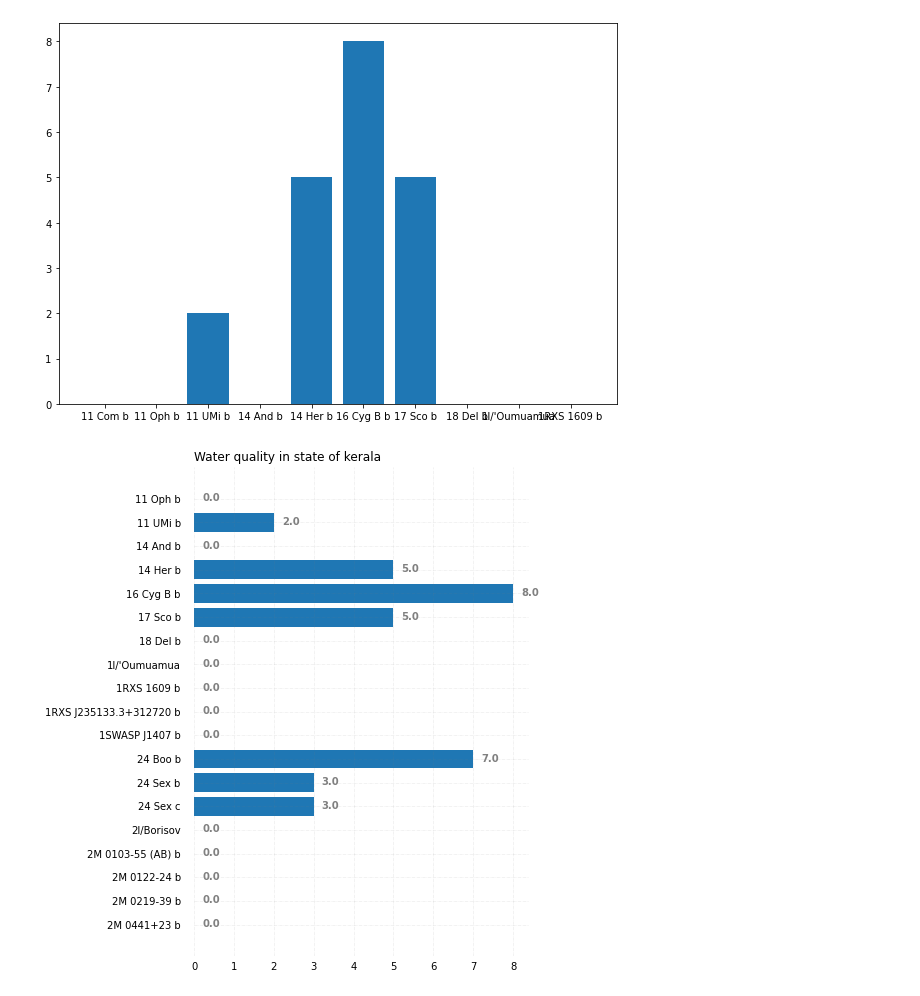
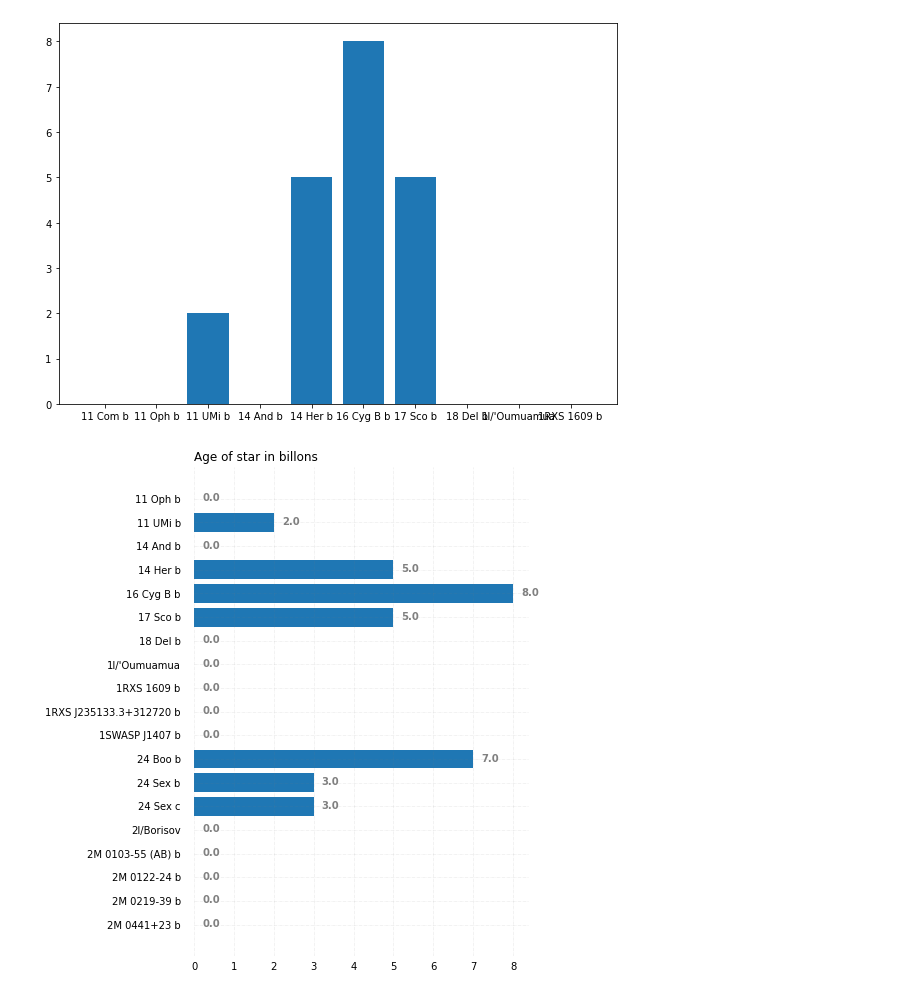
Before and after one commit to Raynould-Joseph/Machine-Learning-, a Jupyter notebook: ML_Lab_1.ipynb, the cells around one changed output. Cells and saved outputs as stored; diff of their text form; code cells hidden in the pictures.

```diff
--- a/ML_Lab_1.ipynb
+++ b/ML_Lab_1.ipynb
@@ -278,32 +280,32 @@ ax.yaxis.set_ticks_position('none')
 # Add padding between axes and labels
 ax.xaxis.set_tick_params(pad = 2)
 ax.yaxis.set_tick_params(pad = 10)
 
 # Add x, y gridlines
 ax.grid(b = True, color ='grey',
         linestyle ='-.', linewidth = 0.5,
         alpha = 0.2)
 
 # Show top values
 ax.invert_yaxis()
 
 # Add annotation to bars
 for i in ax.patches:
     plt.text(i.get_width()+0.2, i.get_y()+0.5,
              str(round((i.get_width()), 2)),
              fontsize = 10, fontweight ='bold',
              color ='grey')
 
 # Add Plot Title
-ax.set_title('Water quality in state of kerala',
+ax.set_title('Age of star in billons',
              loc ='left', )
 
 # # Add Text watermark
 # fig.text(0.9, 0.15, 'Jeeteshgavande30', fontsize = 12,
 #          color ='grey', ha ='right', va ='bottom',
 #          alpha = 0.7)
 
 # Show Plot
 plt.show()
 # %% [output]
-[figure, old version]
+[figure, new version]
```
Also changed, not shown: parts of 9 cells of this notebook.
